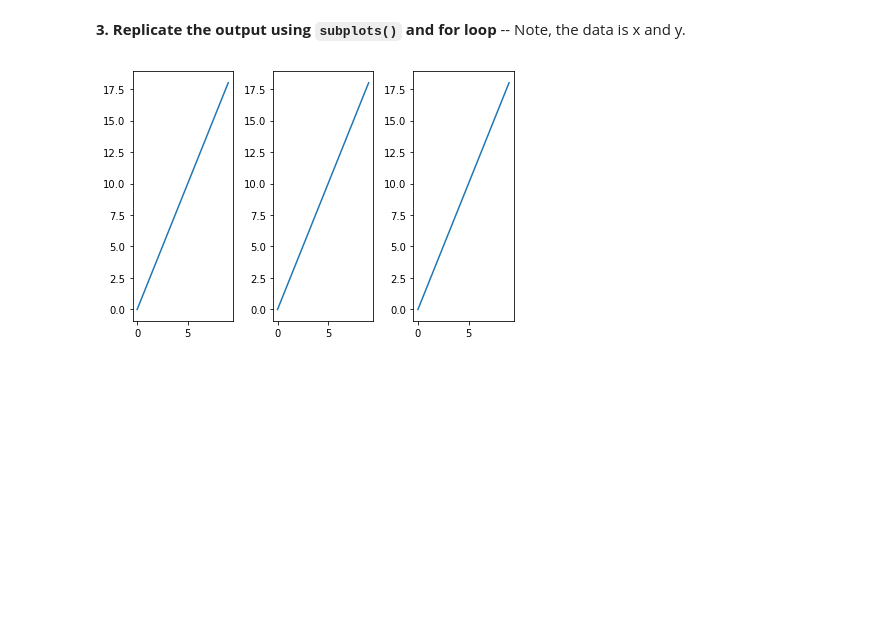
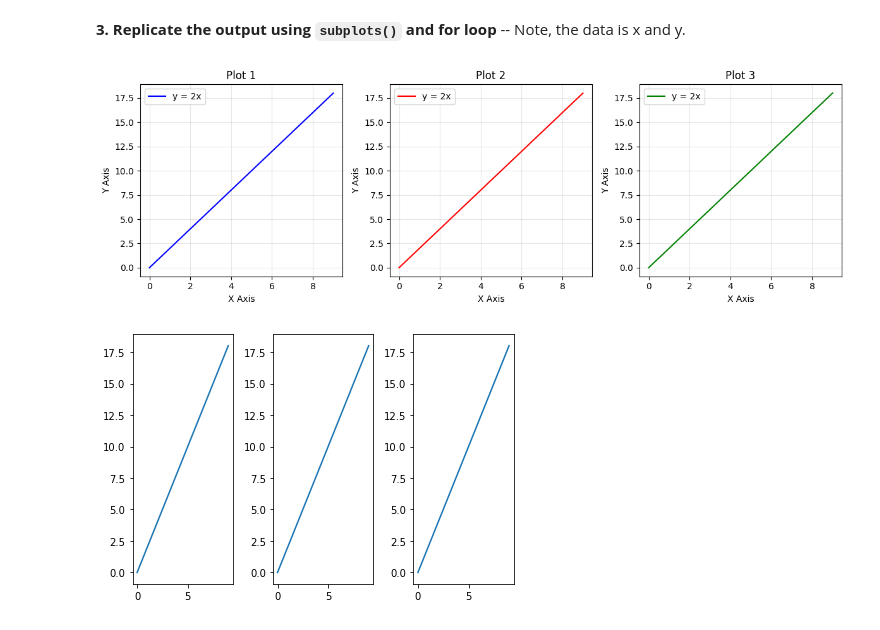
Before and after one commit to Ridzzz0Alam/Data_Science, a Jupyter notebook: Assignment_on_Module_8.ipynb, the cells around one changed output. Saved outputs shown, nothing was run; the diff lists cells and outputs as text; code cells hidden in the pictures; blank space fills up the shorter version.

```diff
--- a/Assignment_on_Module_8.ipynb
+++ b/Assignment_on_Module_8.ipynb
@@ -54,3 +94,22 @@ Match the output below:
+# %%
+fig, axes = plt.subplots(nrows=1, ncols=3, figsize=(12, 4))
+
+data = [(x, y, 'y = 2x', 'blue'),
+        (x, y, 'y = 2x', 'red'),
+        (x, y, 'y = 2x', 'green')]
+
+for i, ax in enumerate(axes):
+    ax.plot(data[i][0], data[i][1], color=data[i][3], label=data[i][2])
+    ax.set_xlabel('X Axis')
+    ax.set_ylabel('Y Axis')
+    ax.set_title(f'Plot {i+1}')
+    ax.legend()
+    ax.grid(True, alpha=0.3)
+
+plt.tight_layout()
+plt.show()
+# %% [output]
+[figure, added]
 # %% [markdown]
 ![image.png](embedded-picture-1)
 # %% [markdown]
```
Also changed, not shown: parts of 12 cells of this notebook.
